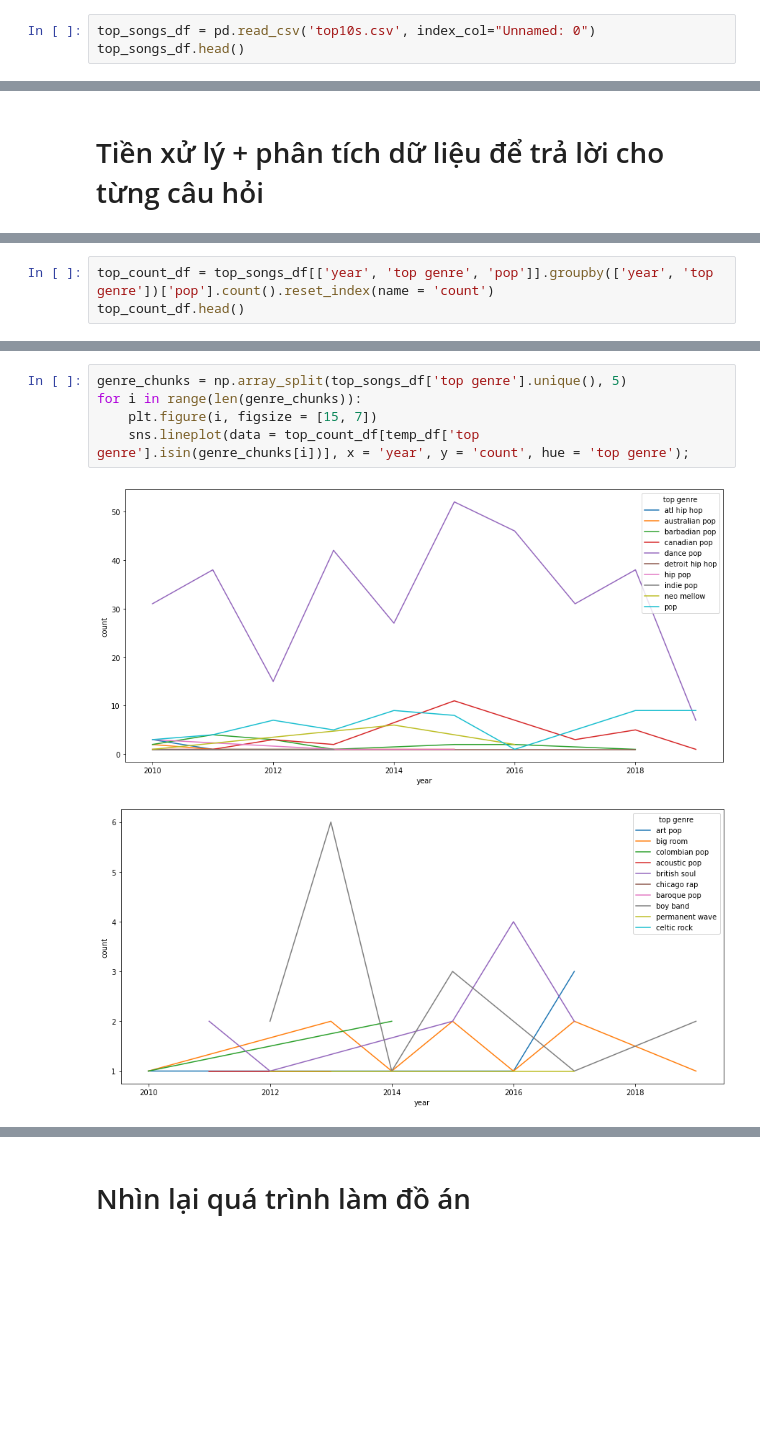
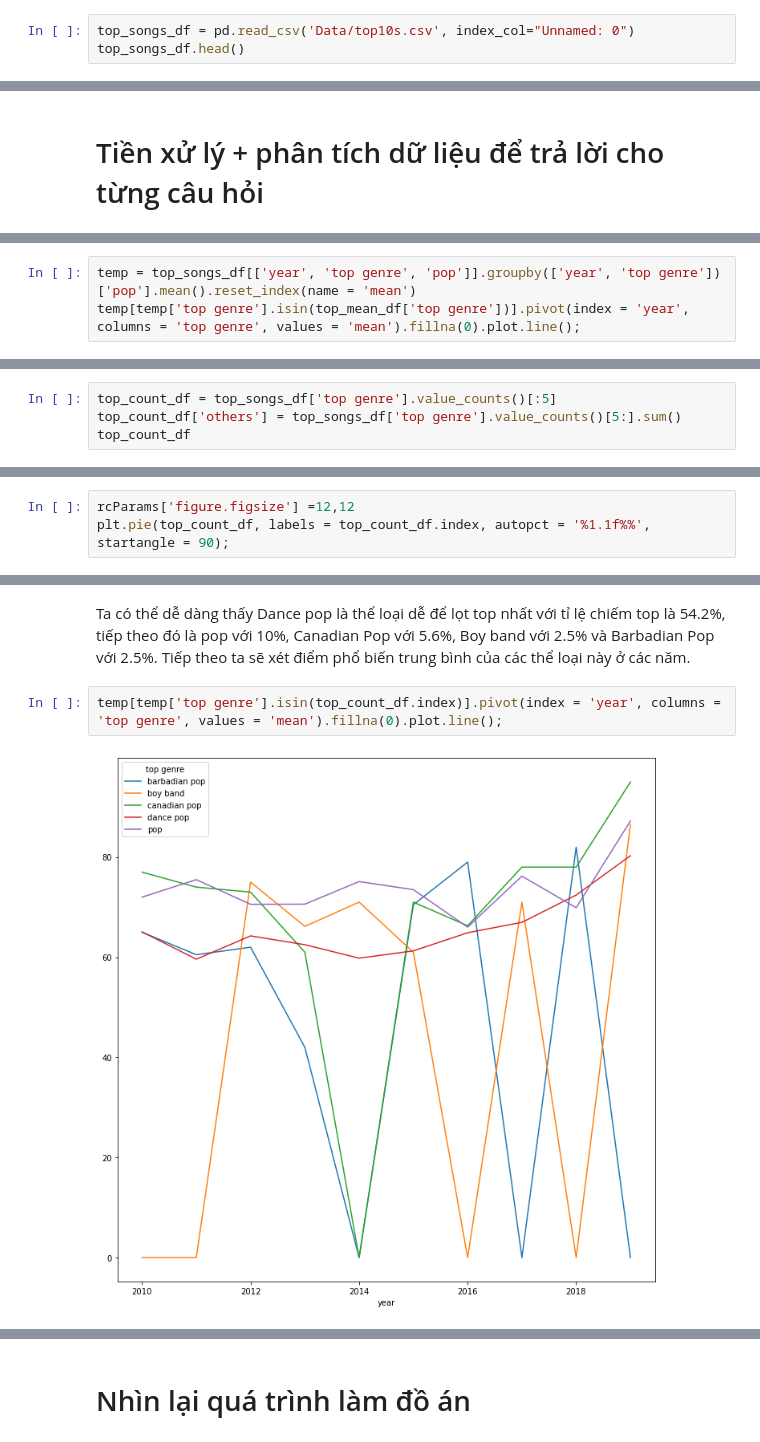
Before and after one commit to DoLienKhoa/P4DS, a Jupyter notebook: Main.ipynb, the cells around one changed output, grey strips where cells are left out. Saved outputs shown, nothing was run; the diff lists cells and outputs as text; blank space fills up the shorter version.

Commit message:
Update preprocessing + data analysis

```diff
--- a/Main.ipynb
+++ b/Main.ipynb
@@ -16,7 +16,7 @@ import seaborn as sns
 # %% [markdown]
 ## Đọc dữ liệu từ file csv vào dataframe
 # %%
-top_songs_df = pd.read_csv('top10s.csv', index_col="Unnamed: 0")
+top_songs_df = pd.read_csv('Data/top10s.csv', index_col="Unnamed: 0")
 top_songs_df.head()
 # %% [output]
 |  | title | artist | top genre | year | bpm | nrgy | dnce | dB | live | val | dur | ... |
@@ -134,0 +160,3 @@ Sau khi đã khám phá dữ liệu và hiểu hơn về dữ liệu, ta thấy
+# %%
+temp = top_songs_df[['year', 'top genre', 'pop']].groupby(['year', 'top genre'])['pop'].mean().reset_index(name = 'mean')
+temp[temp['top genre'].isin(top_mean_df['top genre'])].pivot(index = 'year', columns = 'top genre', values = 'mean').fillna(0).plot.line();
@@ -135,4 +169,5 @@ Sau khi đã khám phá dữ liệu và hiểu hơn về dữ liệu, ta thấy
 # %%
-top_count_df = top_songs_df[['year', 'top genre', 'pop']].groupby(['year', 'top genre'])['pop'].count().reset_index(name = 'count')
-top_count_df.head()
+top_count_df = top_songs_df['top genre'].value_counts()[:5]
+top_count_df['others'] = top_songs_df['top genre'].value_counts()[5:].sum()
+top_count_df
 # %% [output]
@@ -144,0 +181,3 @@ top_count_df.head()
+# %%
+rcParams['figure.figsize'] =12,12
+plt.pie(top_count_df, labels = top_count_df.index, autopct = '%1.1f%%', startangle = 90);
@@ -145,8 +186,6 @@ top_count_df.head()
+# %% [markdown]
+Ta có thể dễ dàng thấy Dance pop là thể loại dễ để lọt top nhất với tỉ lệ chiếm top là 54.2%, tiếp theo đó là pop với 10%, Canadian Pop với 5.6%, Boy band với 2.5% và Barbadian Pop với 2.5%. Tiếp theo ta sẽ xét điểm phổ biến trung bình của các thể loại này ở các năm.
 # %%
-genre_chunks = np.array_split(top_songs_df['top genre'].unique(), 5)
-for i in range(len(genre_chunks)):
-    plt.figure(i, figsize = [15, 7])
-    sns.lineplot(data = top_count_df[temp_df['top genre'].isin(genre_chunks[i])], x = 'year', y = 'count', hue = 'top genre');
+temp[temp['top genre'].isin(top_count_df.index)].pivot(index = 'year', columns = 'top genre', values = 'mean').fillna(0).plot.line();
 # %% [output]
-[figure, old version]
+[figure, new version]
-[figure, removed]
```
Also changed, not shown: parts of 19 cells of this notebook.
